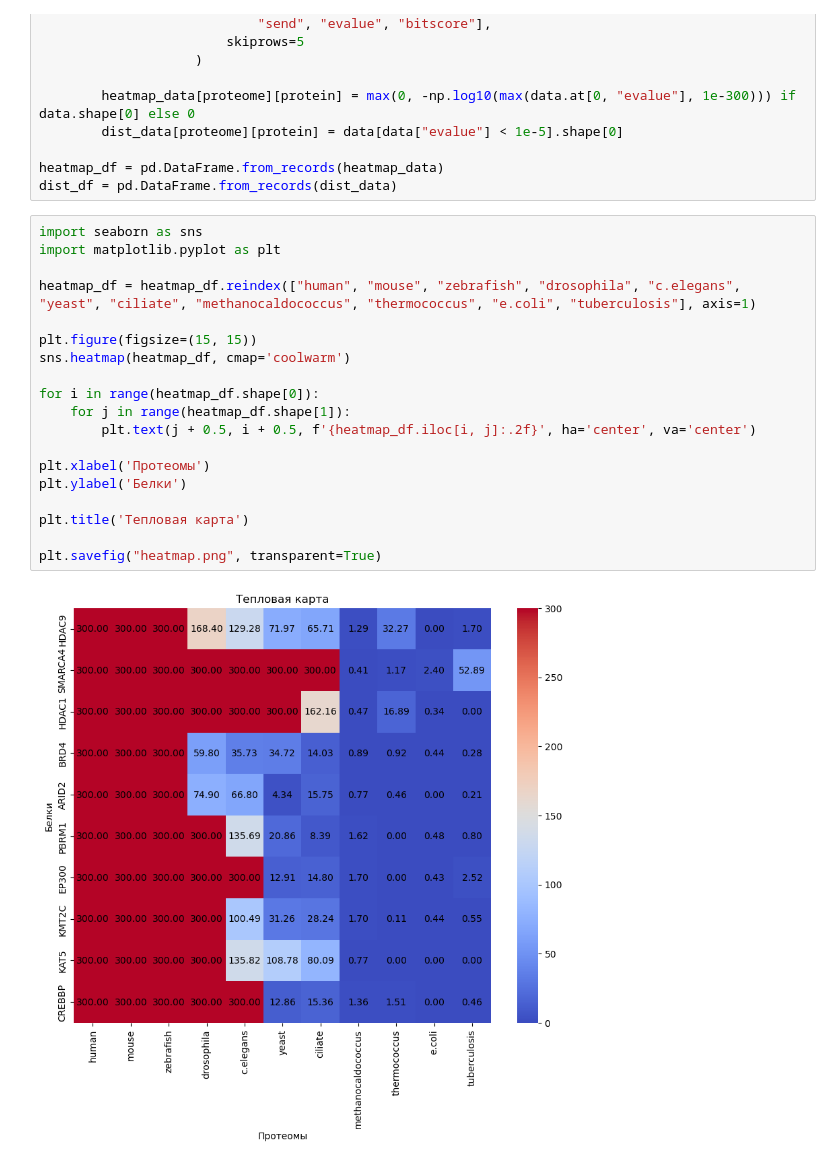
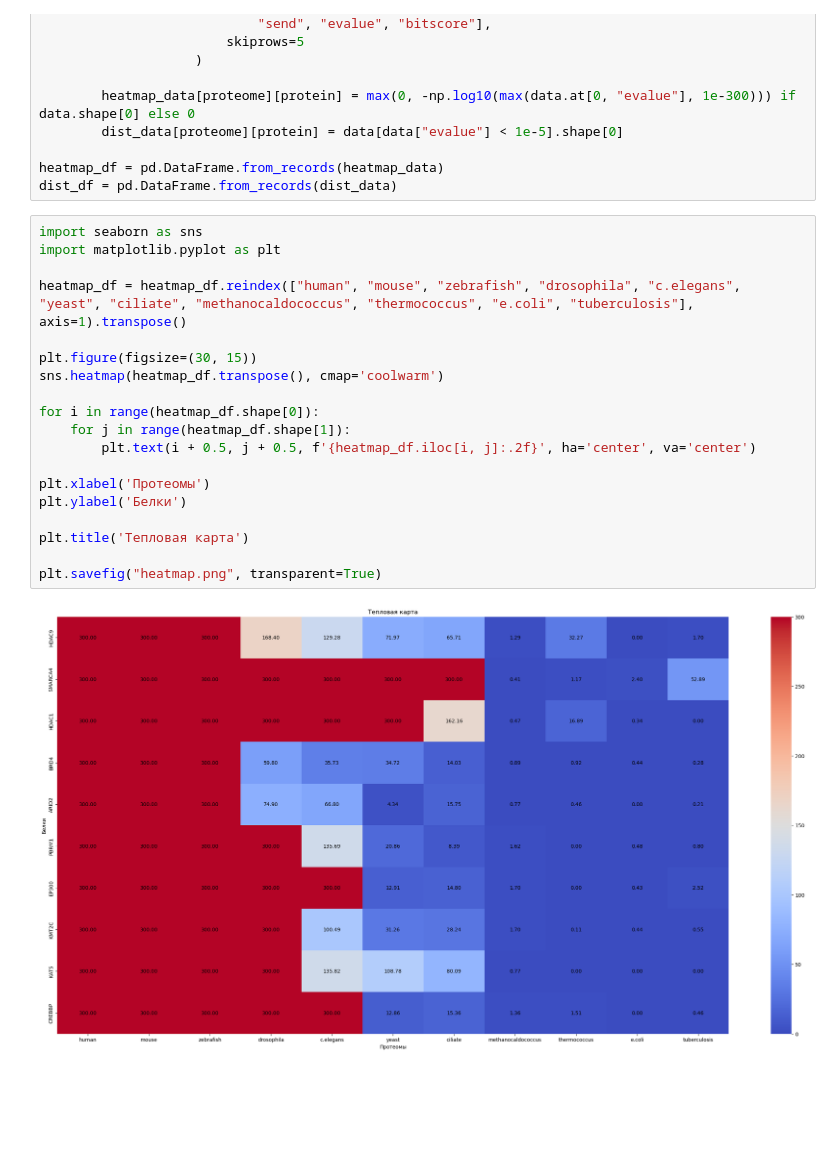
Before and after one commit to yulikdaniel/bioinfhse_project_group, a Jupyter notebook: notebook.ipynb, the cells around one changed output. Drawn from its saved outputs; the diff is of its cells as text; blank space fills up the shorter version.

```diff
--- a/notebook.ipynb
+++ b/notebook.ipynb
@@ -29,24 +29,24 @@ dist_df = pd.DataFrame.from_records(dist_data)
 # %%
 import seaborn as sns
 import matplotlib.pyplot as plt
 
-heatmap_df = heatmap_df.reindex(["human", "mouse", "zebrafish", "drosophila", "c.elegans", "yeast", "ciliate", "methanocaldococcus", "thermococcus", "e.coli", "tuberculosis"], axis=1)
+heatmap_df = heatmap_df.reindex(["human", "mouse", "zebrafish", "drosophila", "c.elegans", "yeast", "ciliate", "methanocaldococcus", "thermococcus", "e.coli", "tuberculosis"], axis=1).transpose()
 
-plt.figure(figsize=(15, 15))
-sns.heatmap(heatmap_df, cmap='coolwarm')
+plt.figure(figsize=(30, 15))
+sns.heatmap(heatmap_df.transpose(), cmap='coolwarm')
 
 for i in range(heatmap_df.shape[0]):
     for j in range(heatmap_df.shape[1]):
-        plt.text(j + 0.5, i + 0.5, f'{heatmap_df.iloc[i, j]:.2f}', ha='center', va='center')
+        plt.text(i + 0.5, j + 0.5, f'{heatmap_df.iloc[i, j]:.2f}', ha='center', va='center')
 
 plt.xlabel('Протеомы')
 plt.ylabel('Белки')
 
 plt.title('Тепловая карта')
 
 plt.savefig("heatmap.png", transparent=True)
 # %% [output]
-[figure, old version]
+[figure, new version]
 # %%
 dist_df = dist_df.reindex(["human", "mouse", "zebrafish", "drosophila", "c.elegans", "yeast", "ciliate", "methanocaldococcus", "thermococcus", "e.coli", "tuberculosis"], axis=1)
 plt.figure(figsize=(20, 8))
```
Also changed, not shown: parts of 1 cell of this notebook, 1 other file.
